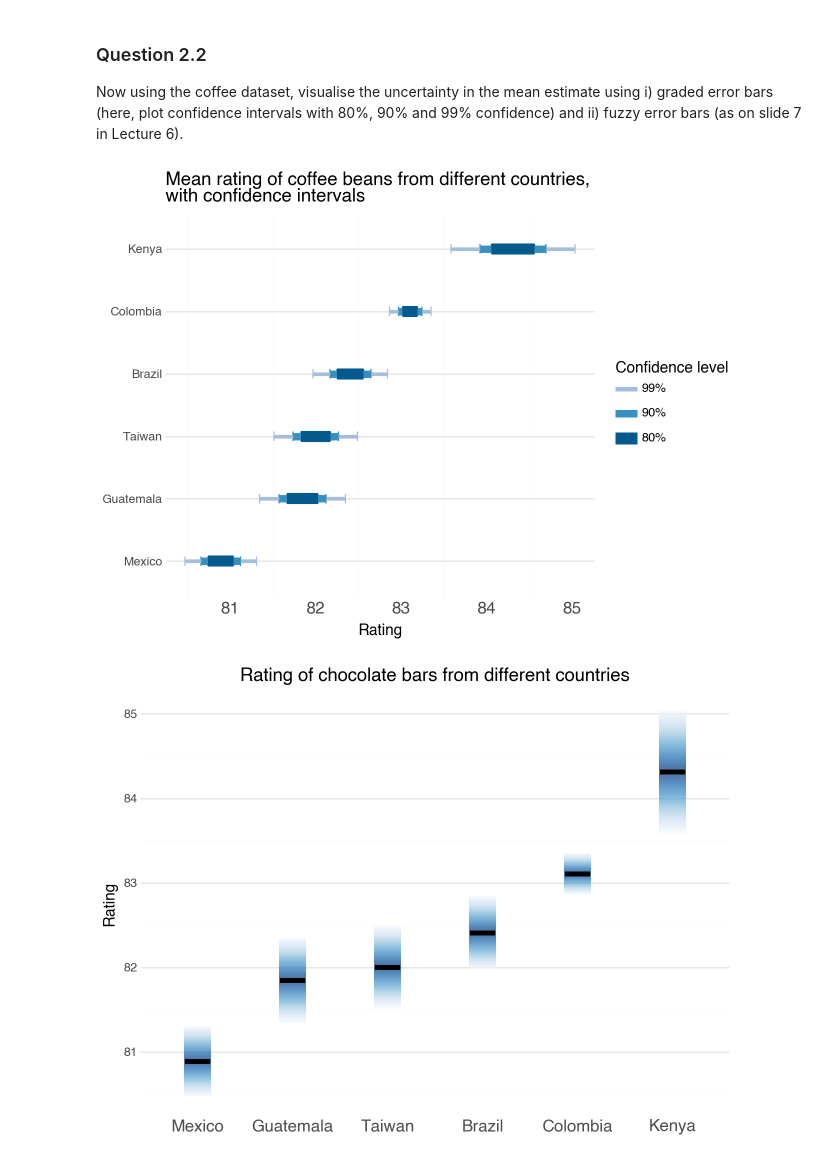
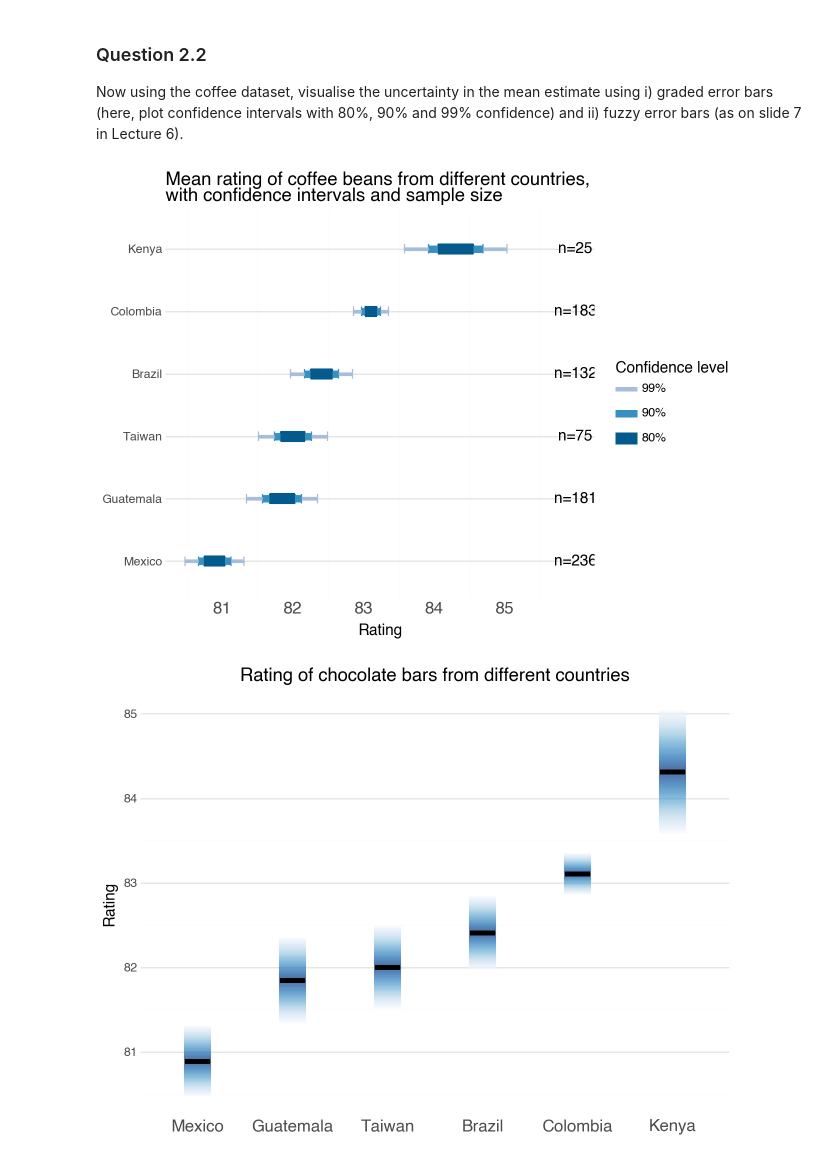
Before and after one commit to ErikDagobert/Scientific-Visualization, a Jupyter notebook: HW4/Homework4_2025.ipynb, the cells around one changed output. Cells and saved outputs as stored; diff of their text form; code cells hidden in the pictures.

```diff
--- a/HW4/Homework4_2025.ipynb
+++ b/HW4/Homework4_2025.ipynb
@@ -200,43 +200,42 @@ CIs = pd.DataFrame(ts, index=index, columns=["t"])
 
 CIs = CIs.join(
     data_coffee[["country_of_origin", "total_cup_pointsmean", "std_error"]].set_index('country_of_origin'),
     on='country_of_origin')
 
 CIs["CI_low"]  = CIs["total_cup_pointsmean"] - CIs["t"] * CIs["std_error"]
 CIs["CI_high"] = CIs["total_cup_pointsmean"] + CIs["t"] * CIs["std_error"]
 
 CIs = CIs.reset_index()
 CIs.columns = [''.join(col) for col in CIs.columns]
 
 # Reorder CI_percent
 CIs["CI_percent"] = pd.Categorical(CIs["CI_percent"], categories=["99%", "90%", "80%"], ordered=True)
 
 CIs["country_of_origin"] = pd.Categorical(CIs["country_of_origin"], categories=countries, ordered=True)
 
 
 (
     ggplot(CIs, aes(x = "country_of_origin"))
-#      + geom_hline(yintercept = 0.0, linetype="dashed")
       + geom_errorbar(aes(ymin = "CI_low", ymax = "CI_high", color = "CI_percent"), width=0.15)
       + geom_errorbar(aes(ymin = "CI_low", ymax = "CI_high", size = "CI_percent", color="CI_percent", width=0.0))
       + scale_color_manual(values = ["#a6bddb", "#3690c0", "#045a8d"], name = "Confidence level")
-#      + annotate("text", x = 5.5, y = 0.17, label = "Average rating")
-#      + annotate("text", x = "Peru", y = 0.35, label = "n=17")
-#      + annotate("text", x = "Belgium", y = 0.35, label = "n=40")
-#      + annotate("text", x = "Austria", y = 0.35, label = "n=26")
-#      + annotate("text", x = "France", y = 0.35, label = "n=156")
-#      + annotate("text", x = "Canada", y = 0.35, label = "n=125")
+      + annotate("text", x = "Brazil", y = 86, label = "n=132")
+      + annotate("text", x = "Colombia", y = 86, label = "n=183")
+      + annotate("text", x = "Guatemala", y = 86, label = "n=181")
+      + annotate("text", x = "Kenya", y = 86, label = "n=25")
+      + annotate("text", x = "Mexico", y = 86, label = "n=236")
+      + annotate("text", x = "Taiwan", y = 86, label = "n=75")
       + scale_size_manual(values = [1.5, 3.0, 4.5], name = "Confidence level")
-      + labs(x = "", y = "Rating", title = "Mean rating of coffee beans from different countries, \nwith confidence intervals")
-#      + ylim(-0.7, 0.365)
+      + labs(x = "", y = "Rating", title = "Mean rating of coffee beans from different countries, \nwith confidence intervals and sample size")
       + theme_minimal()
       + coord_flip()
+      + scale_y_continuous(breaks=[80, 81, 82, 83, 84, 85])
       + theme(panel_grid_major_x=element_blank(),
           axis_text_x = element_text(size=12))
 )
 # Remember to print the visual
 # %% [output]
-[figure, old version]
+[figure, new version]
 # %%
 # Insert code here for visual 2
 # Erik
```
Also changed, not shown: parts of 7 cells of this notebook.
